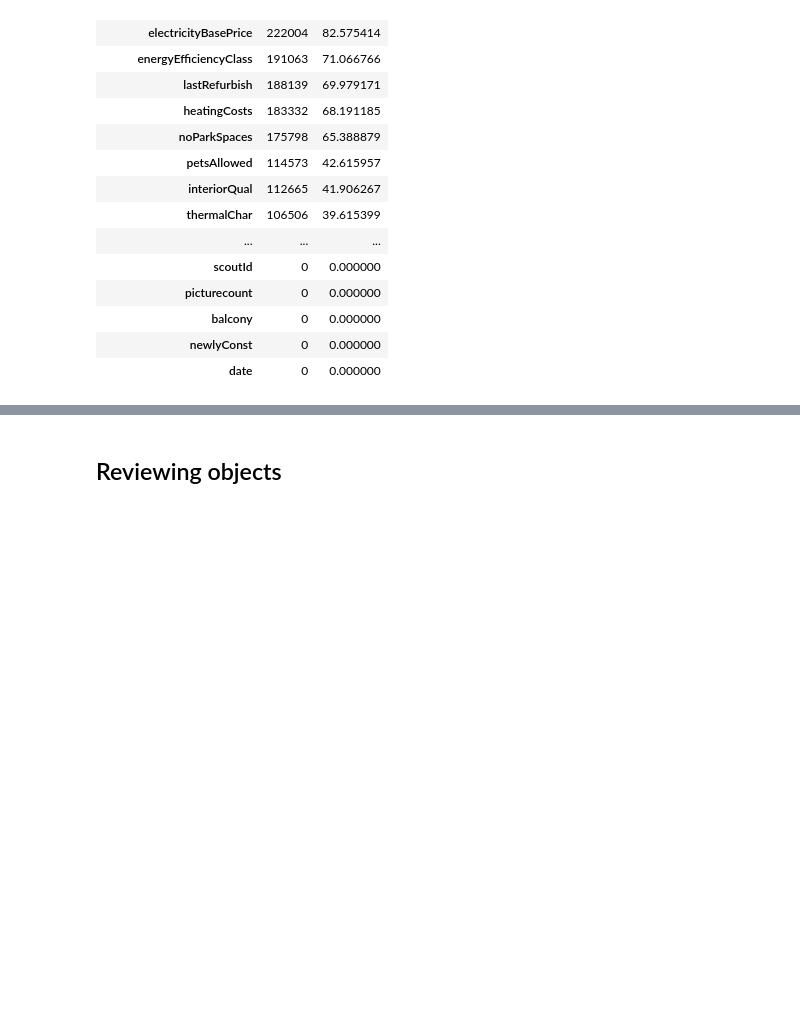
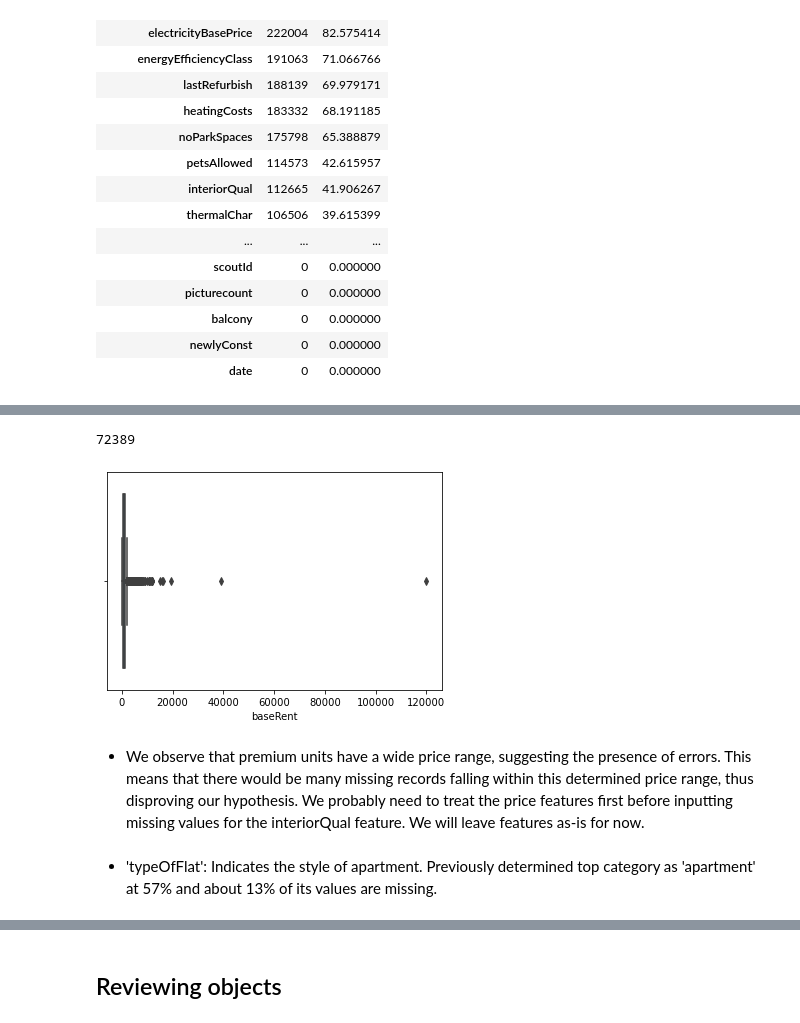
Before and after one commit to femi-lujo/germany_rental_apartments, a Jupyter notebook: notebooks/data_wrangling2.ipynb, the cells around one changed output, grey strips where cells are left out. Cells and saved outputs as stored; diff of their text form; code cells hidden in the pictures; blank space fills up the shorter version.

```diff
--- a/notebooks/data_wrangling2.ipynb
+++ b/notebooks/data_wrangling2.ipynb
@@ -91,0 +267,3 @@ We notice that there are many features with missing values. We will go ahead and
+# %%
+#Select petsAllowed entries that are nan and replace them with no
+rentals.petsAllowed[rentals.petsAllowed.isna()] = 'no'
@@ -91,0 +299,6 @@ We notice that there are many features with missing values. We will go ahead and
+# %%
+#Select rows with a condition of need_of_renovation and ripe_for_demolition
+bad_units = (rentals.condition == 'need_of_renovation') | (rentals.condition == 'ripe_for_demolition')
+# %%
+#Select only rows of dataframe with livable units
+rentals = rentals[~bad_units]
@@ -91,0 +353,16 @@ We notice that there are many features with missing values. We will go ahead and
+# %%
+#Create boolean of interiorQual values that are 'sophisticated' and 'luxury' and create new dataframe of premium apartments
+premium = (rentals.interiorQual == 'sophisticated') | (rentals.interiorQual == 'luxury')
+premium_rentals = rentals[premium]
+premium_rentals.shape[0] #Number of premium units
+# %% [output]
+72389
+# %%
+#Review distribution of prices for premium_rentals
+_= sns.boxplot(x = 'baseRent', data = premium_rentals)
+# %% [output]
+[figure, added]
+# %% [markdown]
+- We observe that premium units have a wide price range, suggesting the presence of errors. This means that there would be many missing records falling within this determined price range, thus disproving our hypothesis. We probably need to treat the price features first before inputting missing values for the interiorQual feature. We will leave features as-is for now.
+# %% [markdown]
+- 'typeOfFlat': Indicates the style of apartment. Previously determined top category as 'apartment' at 57% and about 13% of its values are missing.
```
Also changed, not shown: parts of 56 cells of this notebook.
